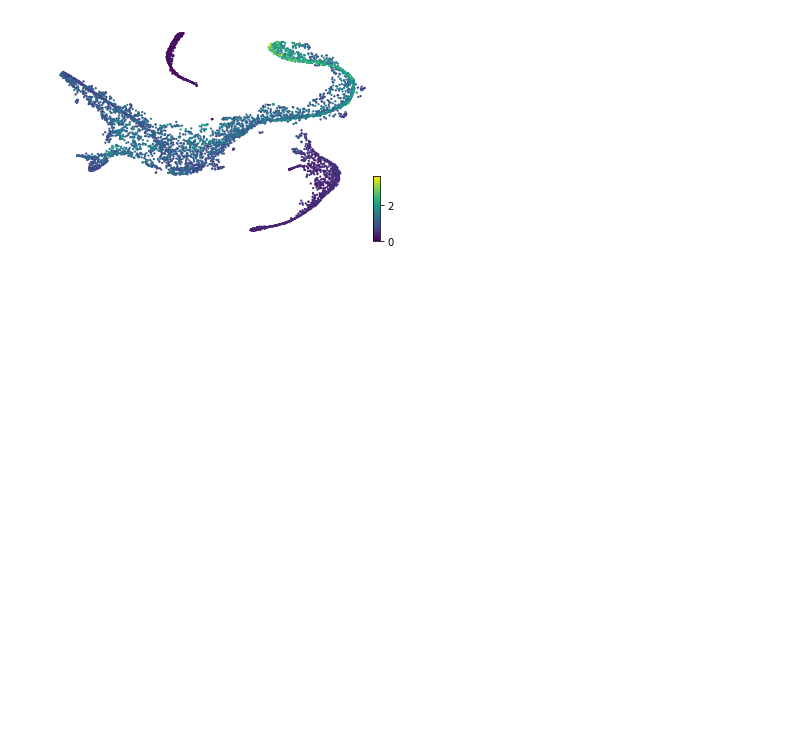
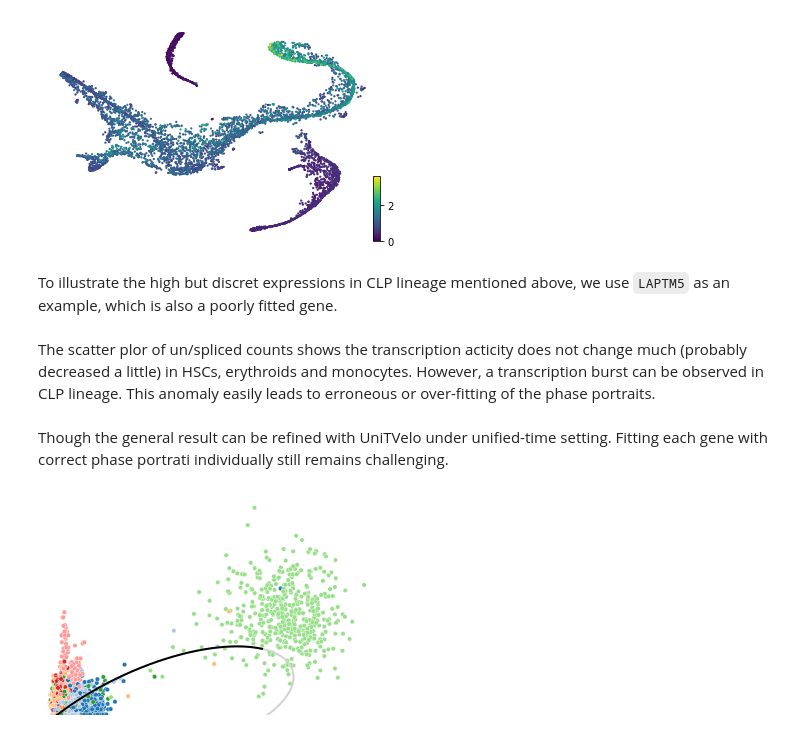
Before and after one commit to StatBiomed/UniTVelo, a Jupyter notebook: notebooks/Figure3_BoneMarrow.ipynb, the cells around one changed output. Drawn from its saved outputs; the diff is of its cells as text; code cells hidden in the pictures; blank space fills up the shorter version.

```diff
--- a/notebooks/Figure3_BoneMarrow.ipynb
+++ b/notebooks/Figure3_BoneMarrow.ipynb
@@ -142,5 +178,4 @@ Text(0.5, 1.0, 'Peak Time')
 # %%
-velo_config.ASSIGN_POS_U = False
 utv.pl.plot_range('CD44', adata, velo_config,
     show_legend=False, show_ax=False)
 # %% [output]
@@ -151,3 +186,14 @@ adata.obs['temp'] = adata[:, gene_name].layers['Ms']
 scv.pl.scatter(adata, color='temp', color_map='viridis', size=20, title='')
 # %% [output]
 [figure]
+# %% [markdown]
+To illustrate the high but discret expressions in CLP lineage mentioned above, we use `LAPTM5` as an example, which is also a poorly fitted gene.
+# %% [markdown]
+The scatter plor of un/spliced counts shows the transcription acticity does not change much (probably decreased a little) in HSCs, erythroids and monocytes. However, a transcription burst can be observed in CLP lineage. This anomaly easily leads to erroneous or over-fitting of the phase portraits.
+# %% [markdown]
+Though the general result can be refined with UniTVelo under unified-time setting. Fitting each gene with correct phase portrati individually still remains challenging.
+# %%
+utv.pl.plot_range('LAPTM5', adata, velo_config,
+    show_legend=False, show_ax=False)
+# %% [output]
+[figure, added]
```
Also changed, not shown: parts of 33 cells of this notebook, 1 other file.
